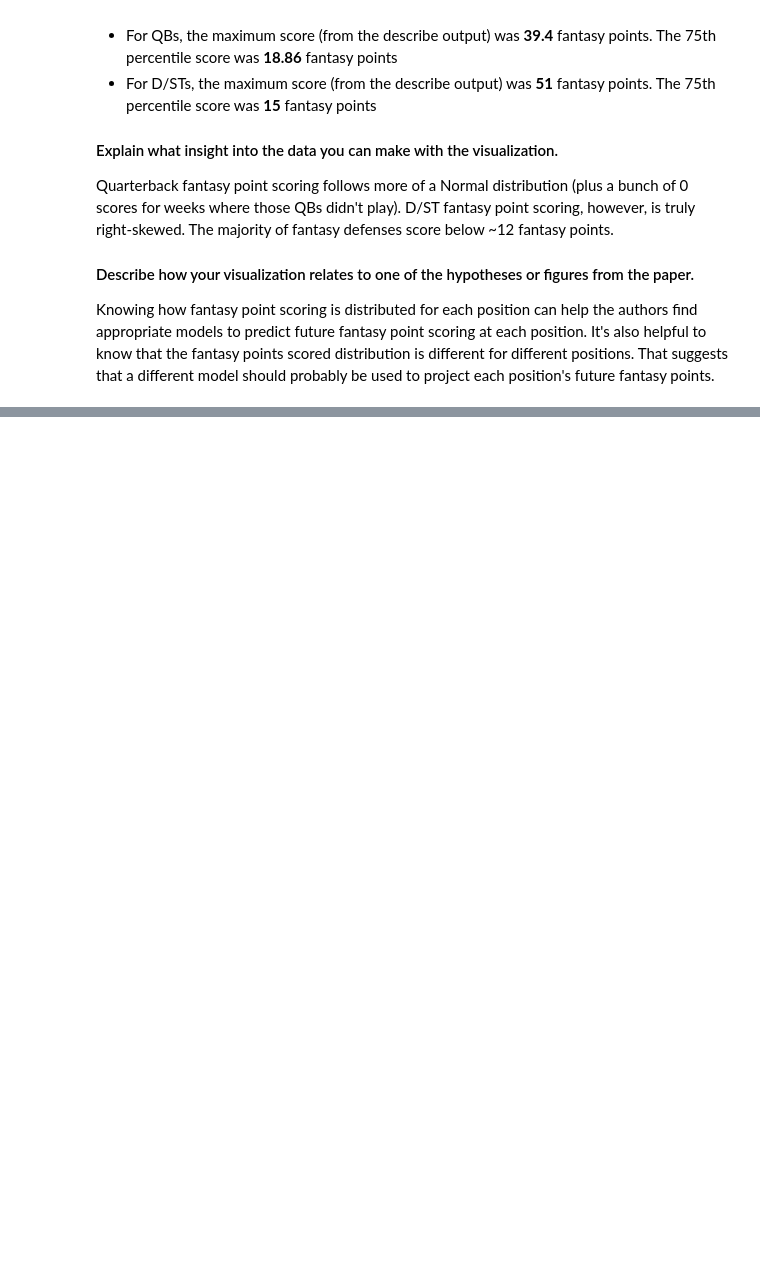
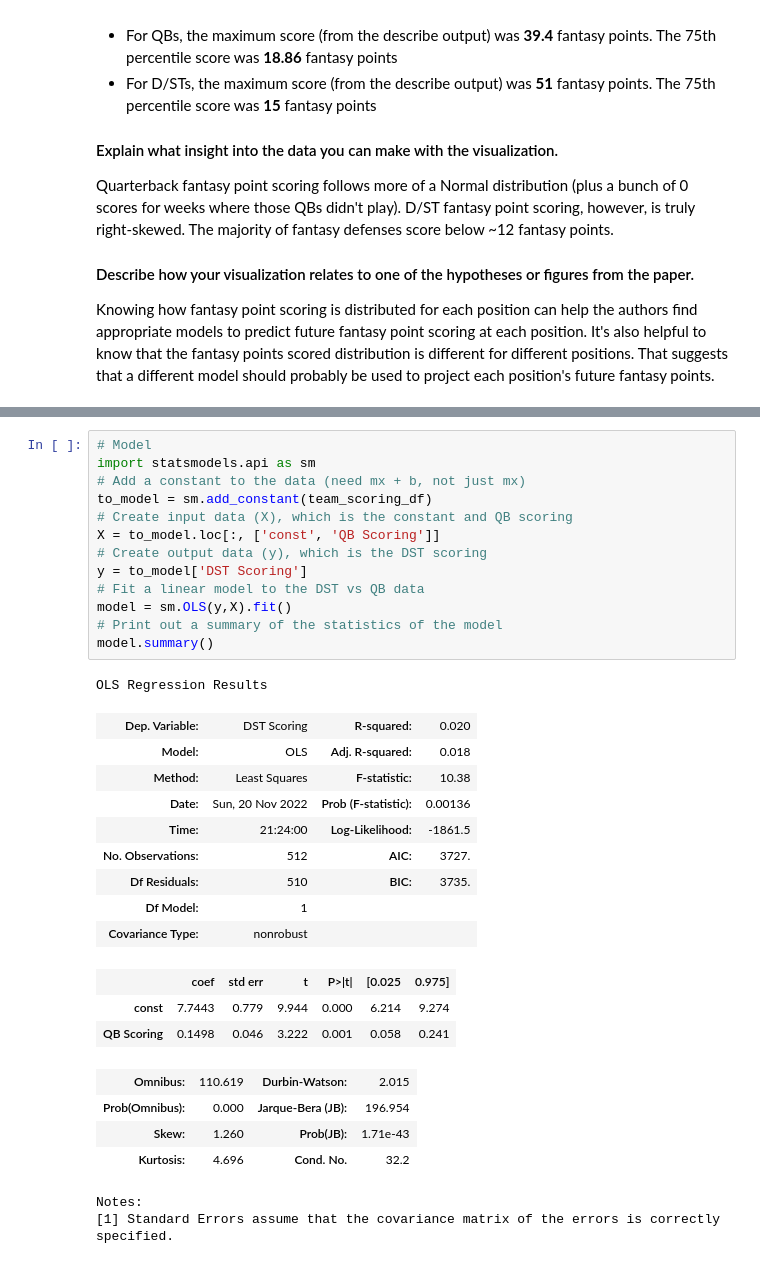
Before and after one commit to sam-delap/ds4bio, a Jupyter notebook: FantasyFootballProject/Combined.ipynb, the cells around one changed output, grey strips where cells are left out. Cells and saved outputs as stored; diff of their text form; blank space fills up the shorter version.

```diff
--- a/FantasyFootballProject/Combined.ipynb
+++ b/FantasyFootballProject/Combined.ipynb
@@ -328,0 +424,33 @@ Knowing how fantasy point scoring is distributed for each position can help the
+# %%
+# Model
+import statsmodels.api as sm
+# Add a constant to the data (need mx + b, not just mx)
+to_model = sm.add_constant(team_scoring_df)
+# Create input data (X), which is the constant and QB scoring
+X = to_model.loc[:, ['const', 'QB Scoring']]
+# Create output data (y), which is the DST scoring
+y = to_model['DST Scoring']
+# Fit a linear model to the DST vs QB data
+model = sm.OLS(y,X).fit()
+# Print out a summary of the statistics of the model
+model.summary()
+# %% [output]
+OLS Regression Results
+| Dep. Variable: | DST Scoring | R-squared: | 0.020 |
+| Model: | OLS | Adj. R-squared: | 0.018 |
+| Method: | Least Squares | F-statistic: | 10.38 |
+| Date: | Sun, 20 Nov 2022 | Prob (F-statistic): | 0.00136 |
+| Time: | 21:24:00 | Log-Likelihood: | -1861.5 |
+| No. Observations: | 512 | AIC: | 3727. |
+| Df Residuals: | 510 | BIC: | 3735. |
+| Df Model: | 1 |  |  |
+| Covariance Type: | nonrobust |  |  |
+|  | coef | std err | t | P>|t| | [0.025 | 0.975] |
+| const | 7.7443 | 0.779 | 9.944 | 0.000 | 6.214 | 9.274 |
+| QB Scoring | 0.1498 | 0.046 | 3.222 | 0.001 | 0.058 | 0.241 |
+| Omnibus: | 110.619 | Durbin-Watson: | 2.015 |
+| Prob(Omnibus): | 0.000 | Jarque-Bera (JB): | 196.954 |
+| Skew: | 1.260 | Prob(JB): | 1.71e-43 |
+| Kurtosis: | 4.696 | Cond. No. | 32.2 |
+Notes:
+[1] Standard Errors assume that the covariance matrix of the errors is correctly specified.
```
Also changed, not shown: parts of 18 cells of this notebook, 1 other file.
